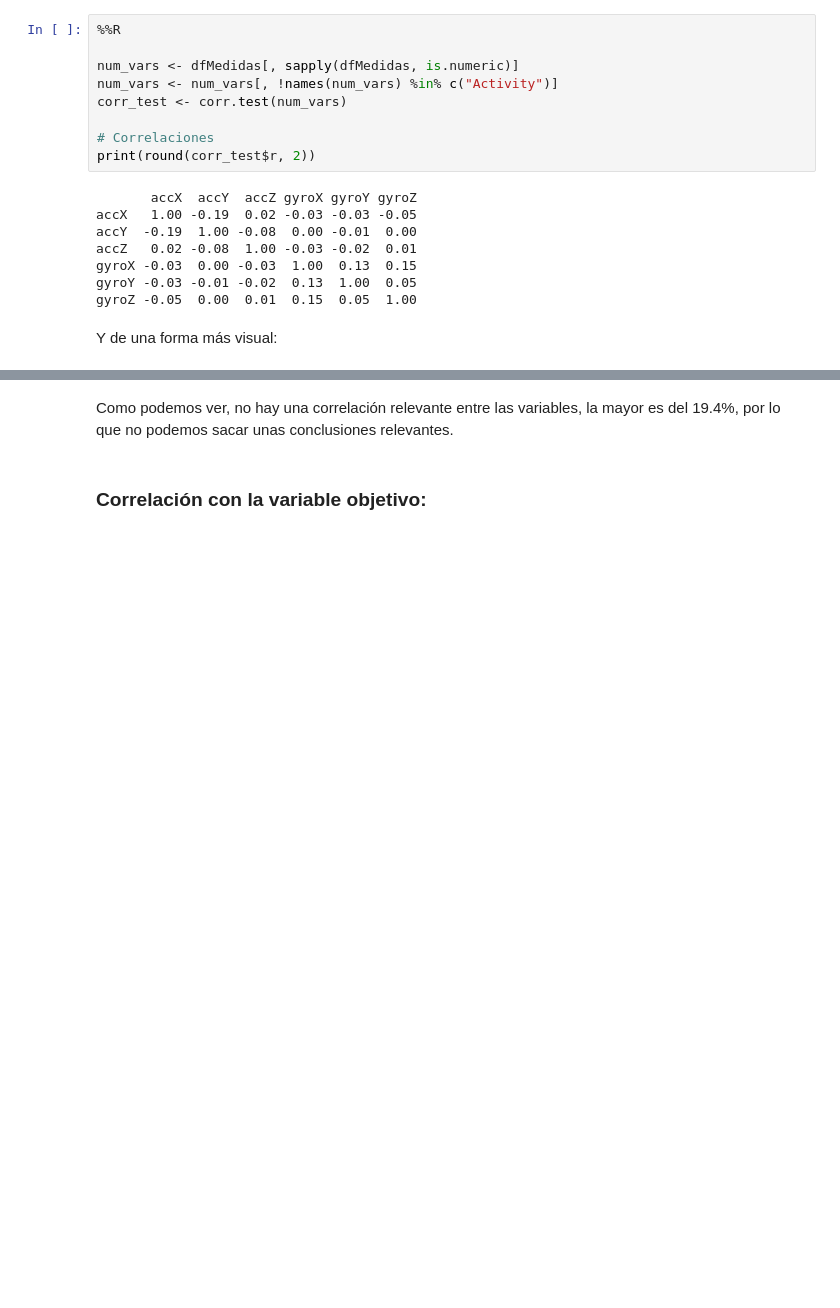
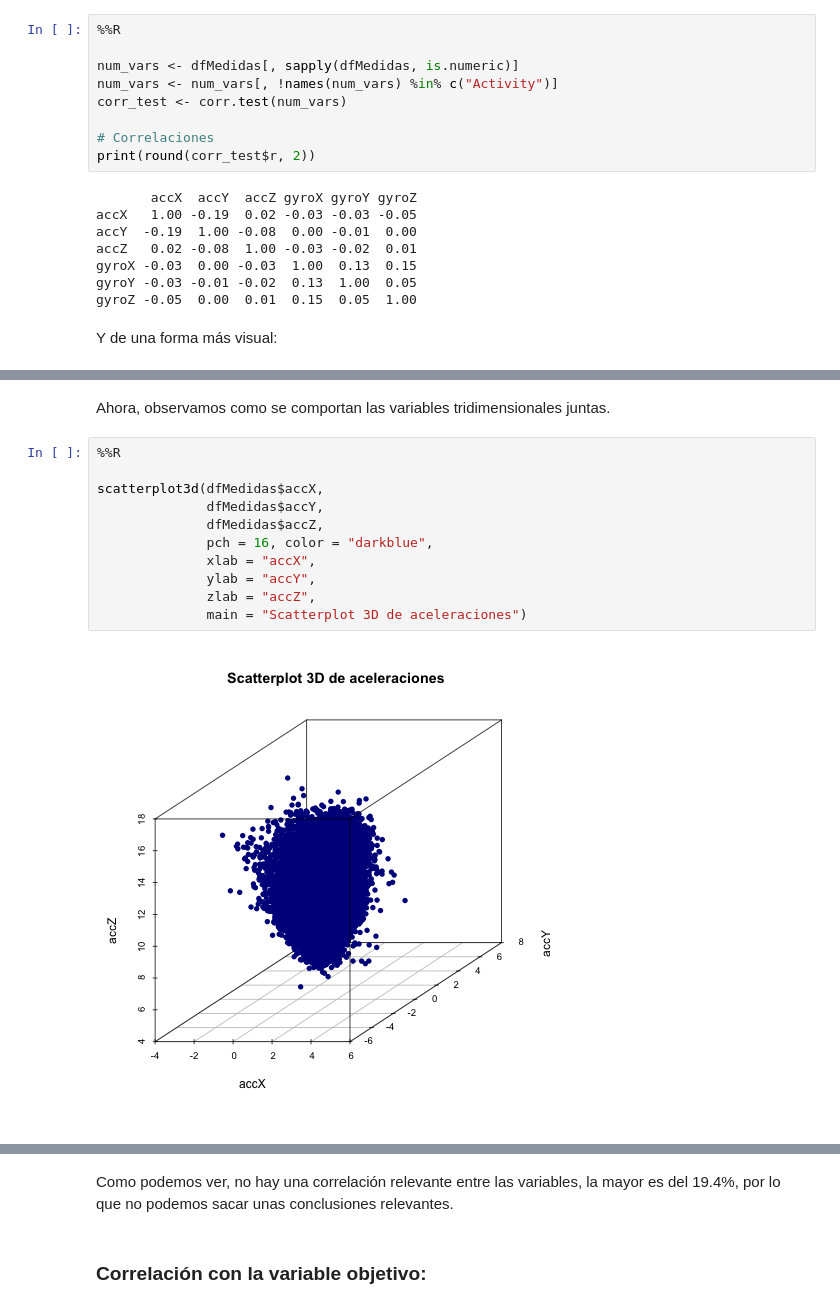
Before and after one commit to Arturo-Hernanz-CM/analisis_datos_modelo_series_temporales_pasajeros_avion, a Jupyter notebook: modelo_series.ipynb, the cells around one changed output, grey strips where cells are left out. Drawn from its saved outputs; the diff is of its cells as text; blank space fills up the shorter version.

```diff
--- a/modelo_series.ipynb
+++ b/modelo_series.ipynb
@@ -336 +300,16 @@ ggpairs(num_vars, size = 3)
 [figure]
+# %% [markdown]
+Ahora, observamos como se comportan las variables tridimensionales juntas.
+# %%
+%%R
+
+scatterplot3d(dfMedidas$accX,
+              dfMedidas$accY,
+              dfMedidas$accZ,
+              pch = 16, color = "darkblue",
+              xlab = "accX",
+              ylab = "accY",
+              zlab = "accZ",
+              main = "Scatterplot 3D de aceleraciones")
+# %% [output]
+[figure, added]
```
Also changed, not shown: parts of 9 cells of this notebook.
